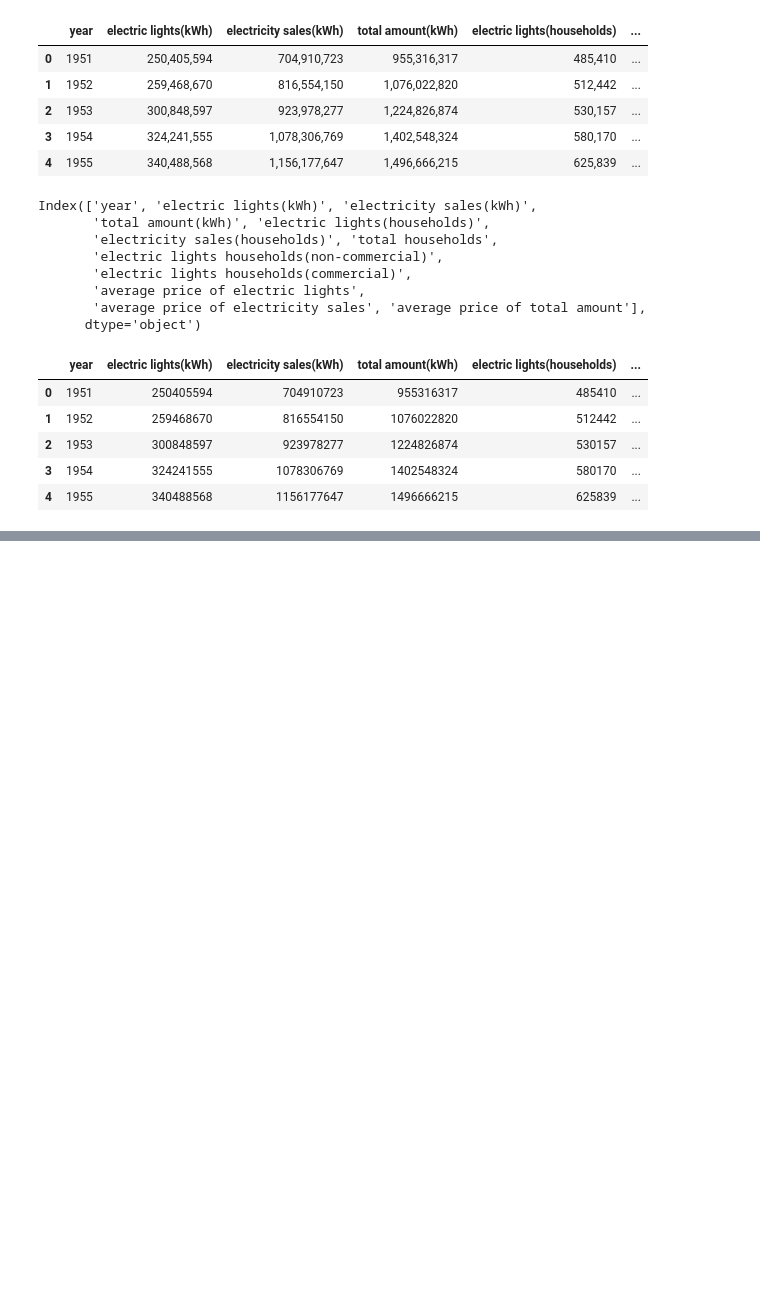
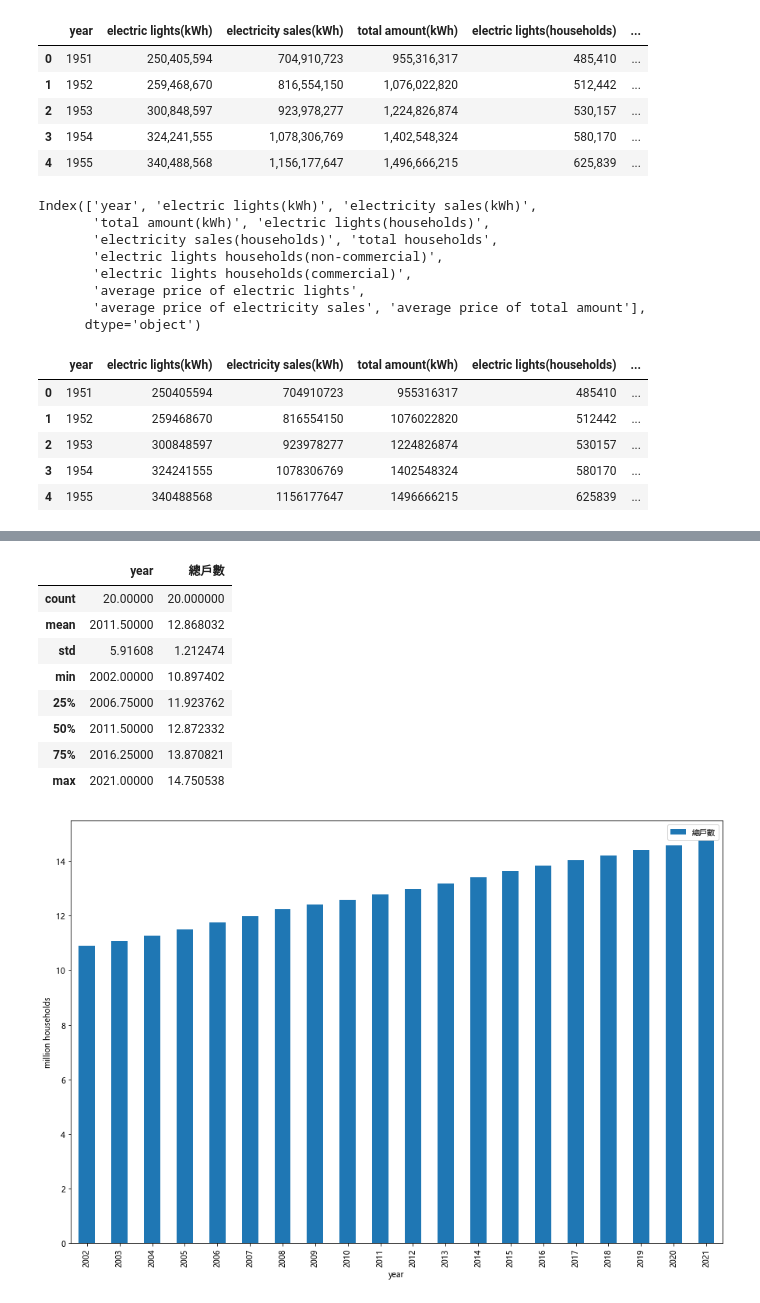
Before and after one commit to Vilhaem/ntut-2022-data-science-proj, a Jupyter notebook: power_consumption_eda.ipynb, the cells around one changed output, grey strips where cells are left out. Drawn from its saved outputs; the diff is of its cells as text; code cells hidden in the pictures; blank space fills up the shorter version.

```diff
--- a/power_consumption_eda.ipynb
+++ b/power_consumption_eda.ipynb
@@ -76,3 +159,25 @@ households_df.plot(x='year',  figsize=(10,8))
+# %%
+new_df = households_df[['year', 'total households']].copy()
+new_df['total households'] = new_df.apply(lambda row: row['total households'] / 1000000, axis=1)
+
+new_df.rename(columns = {
+    'total households': '總戶數',
+}, inplace=True)
+
+ax = new_df.tail(n=20).plot(x='year', figsize=(15,10), kind='bar')
+ax.set_ylabel("million households")
+new_df.tail(n=20).describe()
+# %% [output]
+|  | year | 總戶數 |
+| count | 20.00000 | 20.000000 |
+| mean | 2011.50000 | 12.868032 |
+| std | 5.91608 | 1.212474 |
+| min | 2002.00000 | 10.897402 |
+| 25% | 2006.75000 | 11.923762 |
+| 50% | 2011.50000 | 12.872332 |
+| 75% | 2016.25000 | 13.870821 |
+| max | 2021.00000 | 14.750538 |
+[figure, added]
 # %%
 average_price_df = df[[
     'year',
```
Also changed, not shown: parts of 6 cells of this notebook, 6 other files.
